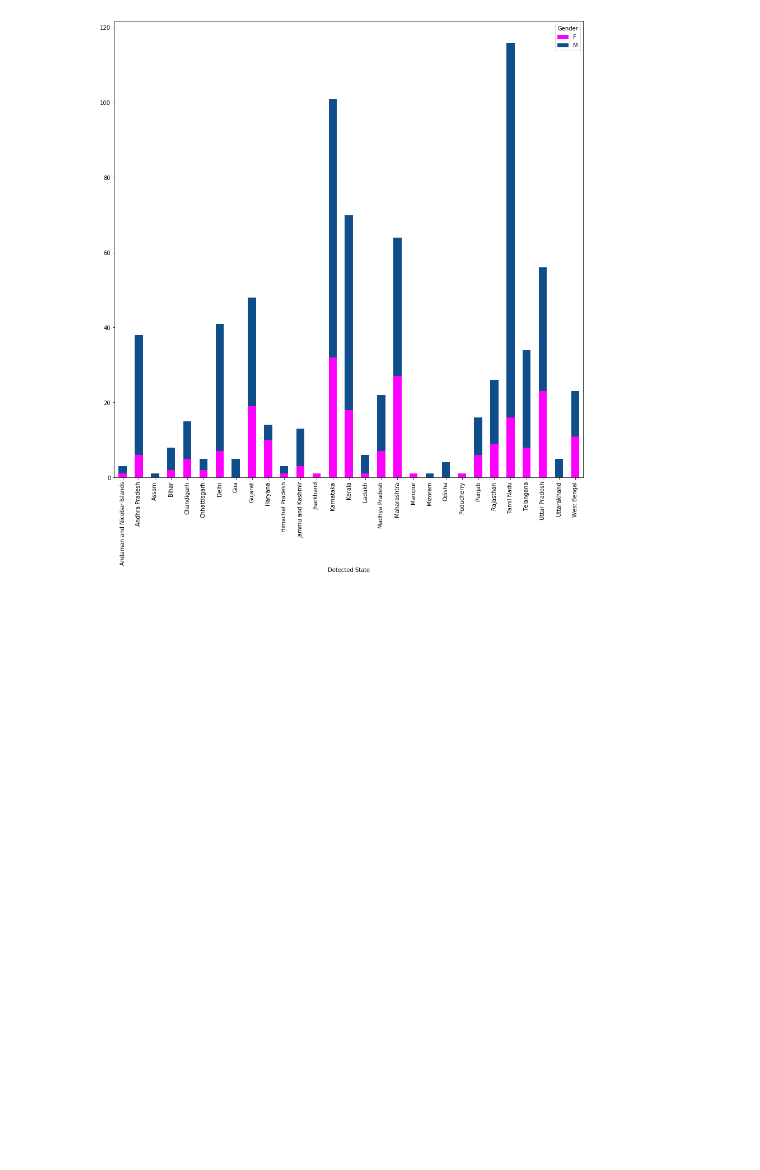
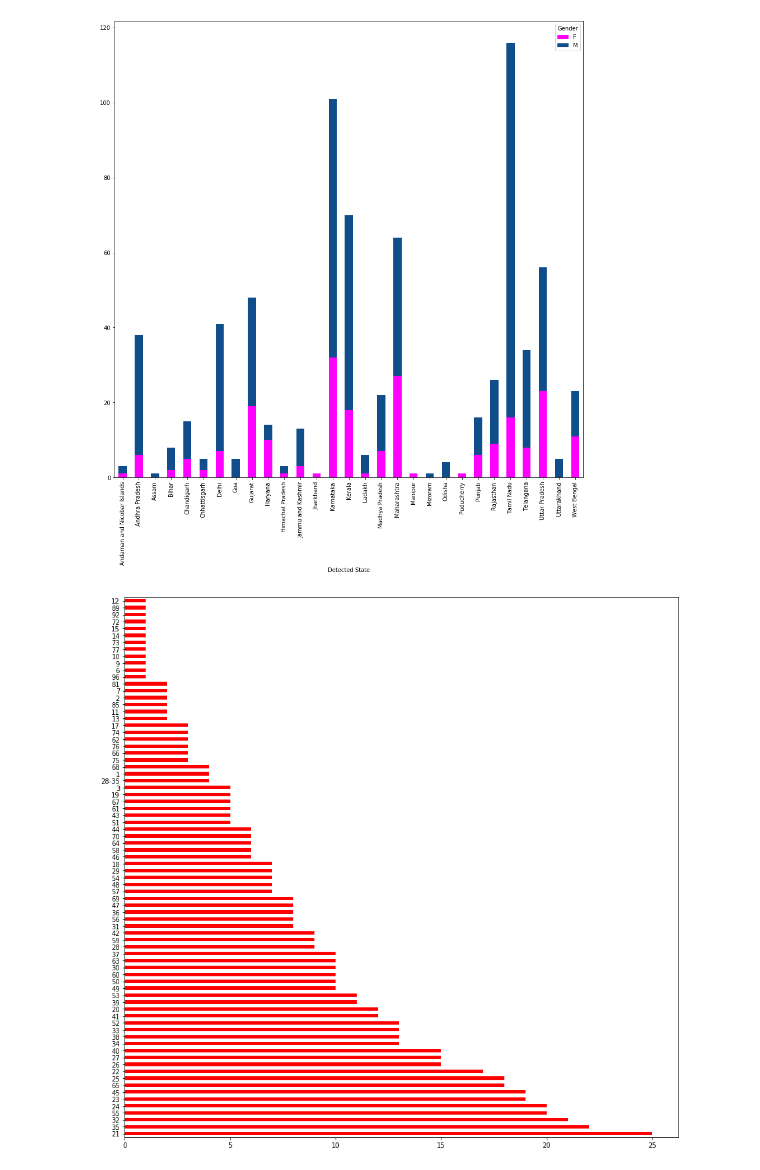
Before and after one commit to saraswatyash/RDE708A21-CAP776, a Jupyter notebook: Untitled6.ipynb, the cells around one changed output. Saved outputs shown, nothing was run; the diff lists cells and outputs as text; code cells hidden in the pictures; blank space fills up the shorter version.

```diff
--- a/Untitled6.ipynb
+++ b/Untitled6.ipynb
@@ -34,3 +34,11 @@ state_gen.unstack().plot.bar(figsize=[15,15],stacked=True,color=["#FF00FF","#104
 plt.show()
 # %% [output]
 [figure]
+# %%
+df["Age Bracket"]=df["Age Bracket"].fillna("NIA")
+age=df["Age Bracket"].value_counts()
+age=age.drop(labels="NIA")
+age.plot.barh(figsize=(15,15),color='r')
+plt.show()
+# %% [output]
+[figure, added]
```
